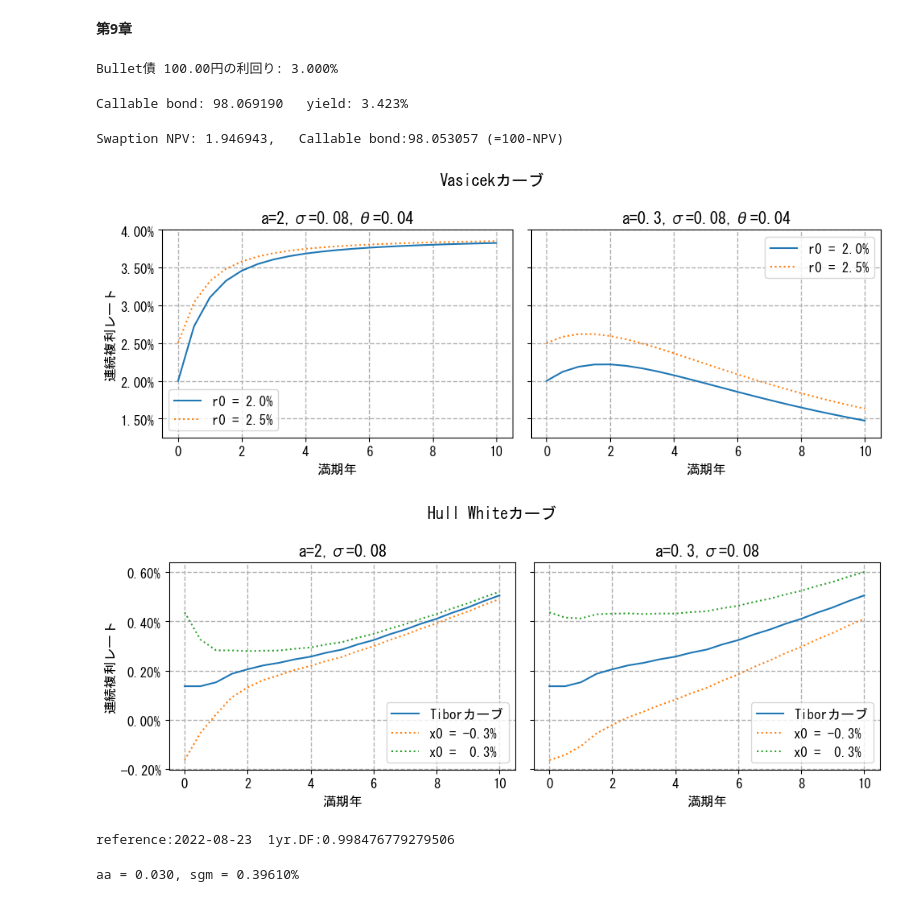
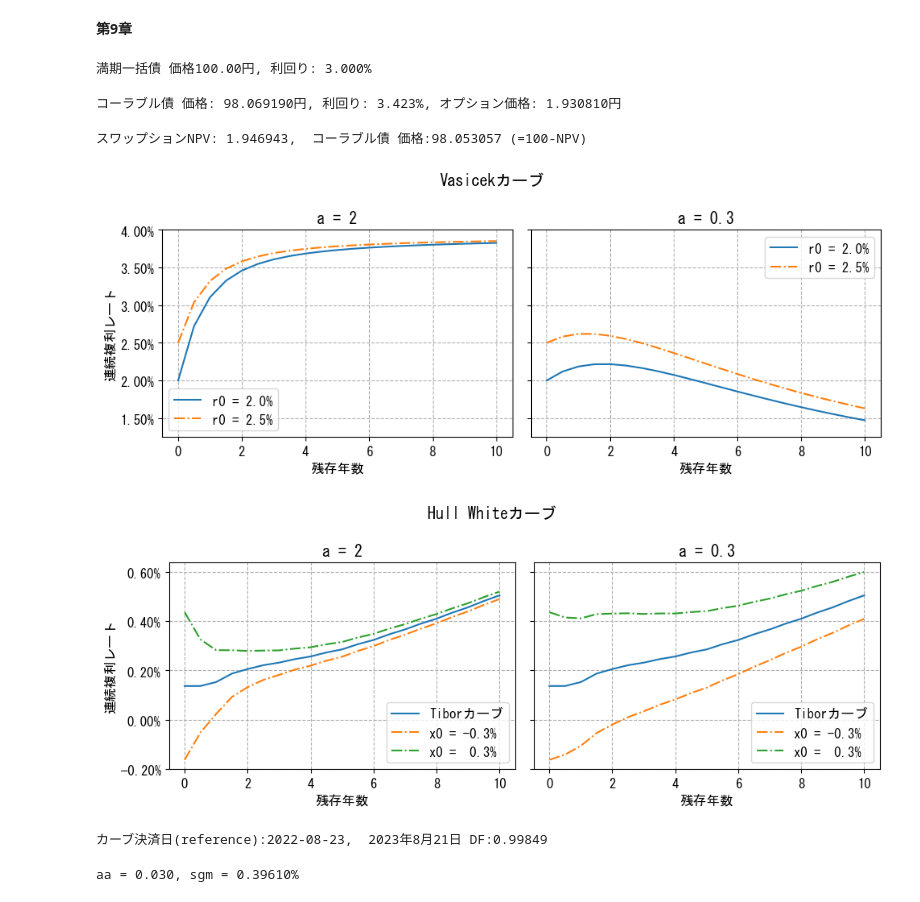
Before and after one commit to retrieveram/Python-Bond-Derivatives, a Jupyter notebook: ch09.ipynb, the cells around one changed output. Cells and saved outputs as stored; diff of their text form; code cells hidden in the pictures.

```diff
--- a/ch09.ipynb
+++ b/ch09.ipynb
@@ -12,96 +12,95 @@ blltOBJ = ql.FixedRateBond(Tp2, parAMT, bondSCD, [cpnRT], dcAAb)
 
 # 価格 >> 利回り計算
 PrToYLD = blltOBJ.bondYield(parPR, dcAAb, cmpdCMP, freqSA)
-print(f'Bullet債 {parPR:.2f}円の利回り: {PrToYLD:.3%}')
+print(f'満期一括債 価格{parPR:.2f}円, 利回り: {PrToYLD:.3%}')
 # %% [output]
-Bullet債 100.00円の利回り: 3.000%
+満期一括債 価格100.00円, 利回り: 3.000%
 # %%
-# 5NC1マルチコール, スワップションパラメータ (NC=1yr/freqSA=2)
+#(A) 5NC1マルチコール, スワップションパラメータ (NC=1yr/freqSA=2)
 NC, spdRT,      payRcv,          aa,  sgm,   nSTEP   =\
 2,   0.0, ql.VanillaSwap.Payer, 0.03, 0.01,   12*5
 
-# フラットカーブ, Hull-Whiteモデル
+#(B) Hull-Whiteモデル
 _,ffCvHDL = mu.ffTSH(tradeDT+Tp2, mktYLD, dcAAb, cmpdCMP, freqSA)
 ffIX      = ql.Libor('ffIX', pD('6M'), Tp2, jpyFX, calWK, dcAAb, ffCvHDL)
 ffIX.addFixing(tradeDT, mktYLD, True)
 hwMDL     = ql.HullWhite(ffCvHDL, aa, sgm)
 
-# コーラブル債(callPrice 100)
+#(C) コーラブル債(callPrice 100)
 callPR    = ql.BondPrice(parPR, ql.BondPrice.Clean)
 callSCD   = ql.CallabilitySchedule()
 for dd in list(bondSCD)[NC:] :
                  callSCD.append(ql.Callability(callPR, ql.Callability.Call, dd))
 callBndOBJ= ql.CallableFixedRateBond(Tp2, parAMT, bondSCD,[cpnRT], dcAAb, unADJ,
                                                           parPR, issDT, callSCD)
-# エンジン設定と評価
+#(D) エンジン設定と評価
 treeBndENG= ql.TreeCallableFixedRateBondEngine(hwMDL, nSTEP)
 callBndOBJ.setPricingEngine(treeBndENG)
 callBndPR = callBndOBJ.cleanPrice()
 PrToYLD   = callBndOBJ.bondYield(callBndPR, dcAAb, cmpdCMP, freqSA)
-print(f'Callable bond: {callBndPR:.6f}  ', f'yield: {PrToYLD:.3%}')
+print(f'コーラブル債 価格: {callBndPR:.6f}円, 利回り: {PrToYLD:.3%}, '
+      f'オプション価格: {100-callBndPR:.6f}円')
 # %% [output]
-Callable bond: 98.069190   yield: 3.423%
+コーラブル債 価格: 98.069190円, 利回り: 3.423%, オプション価格: 1.930810円
 # %%
 # バミューダンスワップション
 swapOBJ   = ql.VanillaSwap(payRcv, parAMT, bondSCD,       cpnRT, dcAAb,
-                                          bondSCD, ffIX, spdRT, dcAAb)
+                                           bondSCD, ffIX, spdRT, dcAAb)
 swptnOBJ  = ql.Swaption(swapOBJ, ql.BermudanExercise(list(bondSCD)[NC:]))
 
 # バミューダン評価
 treeSwpENG= ql.TreeSwaptionEngine(hwMDL, nSTEP)
 swptnOBJ.setPricingEngine(treeSwpENG)
 swptnNPV  = swptnOBJ.NPV()
-print(f'Swaption NPV: {swptnNPV:,.6f},  ',
-      f'Callable bond:{parPR-swptnNPV/parAMT*100:,.6f} (=100-NPV)')
+print(f'スワップションNPV: {swptnNPV:,.6f},  '
+      f'コーラブル債 価格:{parPR-swptnNPV/parAMT*100:,.6f} (=100-NPV)')
 # %% [output]
-Swaption NPV: 1.946943,   Callable bond:98.053057 (=100-NPV)
+スワップションNPV: 1.946943,  コーラブル債 価格:98.053057 (=100-NPV)
 # %%
 from myABBR import * ; plt.rcParams.update({"font.size":12})
 
 # Vasicek B関数 A関数 RR複利関数
-def vB(tt,TT,aa=0.03):
-    return (1-np.exp(-aa*(TT-tt)))/aa
+def vB(tt,TT,aa=0.03): return (1-np.exp(-aa*(TT-tt)))/aa
 
 def vA(tt,TT,aa=0.03, sgm=0.01, tht=0.05):
-    '''sgm:short rate Vol, theta=tht:short rate Limit'''
     aa2 = aa**2 ; sgm2 = sgm**2
     return (sgm2/(2*aa2))*(TT-tt-vB(tt,TT,aa)) \
           - (sgm2*vB(tt,TT,aa)**2)/(4*aa) - tht*(TT-tt-vB(tt,TT,aa))
 
 def vR(tt,TT, tht=0.05, aa=0.03, sgm=0.01, r0=0.05):
     if TT == 0: return r0
     else:       return -(vA(tt,TT,aa,sgm,tht) - r0*vB(tt,TT,aa) )/(TT-tt)
 
 # カーブ計算
 tmGRD     = np.arange(0, 10.5, 0.5)
 # (左側)    theta, aa,  sgm        r0
 paraVSCK  = [0.04, 2.0, 0.08]
 aa2_r02   = [vR(0, xx, *paraVSCK, 0.02   ) for xx in tmGRD]
 aa2_r025  = [vR(0, xx, *paraVSCK, 0.025  ) for xx in tmGRD]
 # (右側)    theta, aa,   sgm
 paraVSCK  = [0.04, 0.3, 0.08]
 aa03_r02  = [vR(0, xx, *paraVSCK, 0.02   ) for xx in tmGRD]
 aa03_r025 = [vR(0, xx, *paraVSCK, 0.025  ) for xx in tmGRD]
 
 # 2つのグラフ描写
 fig, ax = plt.subplots(1,2, figsize=(10,4), sharex=True, sharey=True,
                             tight_layout=True)  ; fig.suptitle('Vasicekカーブ')
 # (左側)
 ax[0].plot(tmGRD, aa2_r02,   label='r0 = 2.0%', linestyle='-')
-ax[0].plot(tmGRD, aa2_r025,  label='r0 = 2.5%', linestyle=':')
+ax[0].plot(tmGRD, aa2_r025,  label='r0 = 2.5%', linestyle='-.')
 # (右側)
 ax[1].plot(tmGRD, aa03_r02,  label='r0 = 2.0%', linestyle='-')
-ax[1].plot(tmGRD, aa03_r025, label='r0 = 2.5%', linestyle=':')
+ax[1].plot(tmGRD, aa03_r025, label='r0 = 2.5%', linestyle='-.')
 # グラフ装飾 (グリッド, タイトル, x軸名)
-ax[0].grid(linestyle='--',linewidth=1) ; ax[1].grid(linestyle='--',linewidth=1)
-ax[0].set_title("a=2,σ=0.08,θ=0.04") ; ax[1].set_title("a=0.3,σ=0.08,θ=0.04")
-ax[0].set_xlabel("満期年")             ; ax[1].set_xlabel("満期年")
-ax[0].legend()                         ; ax[1].legend()
+ax[0].grid(linestyle='--')         ; ax[1].grid(linestyle='--')
+ax[0].set_title("a = 2")           ; ax[1].set_title("a = 0.3")
+ax[0].set_xlabel("残存年数")       ; ax[1].set_xlabel("残存年数")
+ax[0].legend()                     ; ax[1].legend()
 # y軸 (軸名, min/max, %表示)
-ax[0].set_ylabel("連続複利レート")     ; ax[0].set_ylim([0.0125, 0.04])
+ax[0].set_ylabel("連続複利レート") ; ax[0].set_ylim([0.0125, 0.04])
 ax[0].yaxis.set_major_formatter(mtick.PercentFormatter(1,2))  # %表示
 # %% [output]
-[figure, old version]
+[figure, new version]
 # %%
 from myABBR import *; import myUtil as mu; plt.rcParams.update({"font.size":12})
 # Tiborカーブ準備
@@ -113,15 +112,13 @@ crvDATA = [('depo','6m',0.13636), ('swap','1y',0.15249), ('swap','18m',0.18742),
 tbrIX, tbCrvOBJ, tbCrvHDL, tbParRT = mu.makeTiborCurve(crvDATA)
 
 # Hull-White B関数 V関数  A関数 R複利関数の定義
-def BB(tt,TT,aa):
-    return (1-np.exp(-aa*(TT-tt)))/aa
+def BB(tt,TT,aa): return (1-np.exp(-aa*(TT-tt)))/aa
 
 def VV(tt,TT, aa, sgm):
     return (sgm**2/aa**2)*(TT-tt +(2/aa)*np.exp(-aa*(TT-tt))\
         -(1/(2*aa))*np.exp(-2*aa*(TT-tt))-3/(2*aa))
 
 def AA(tt,TT, aa, sgm):
-    '''sgm:short rate Vol'''
     return 0.5*(VV(tt,TT,aa,sgm)-VV(0,TT,aa,sgm)+VV(0,tt,aa,sgm))
 
 def RR(tt,TT, CrvOBJ, aa=0.03, sgm=0.01, x0=0):
@@ -143,25 +140,25 @@ aa3_x2  = [RR(0, xx, *paraHW,  0.003 ) for xx in tmGRD]
 
 # 2つのグラフ描写
 fig, ax = plt.subplots(1,2, figsize=(10,4), sharex=True, sharey=True,
-                            tight_layout=True)  ; fig.suptitle('Hull Whiteカーブ')
+                          tight_layout=True)  ; fig.suptitle('Hull Whiteカーブ')
 # (左側)
 ax[0].plot(tmGRD, aa1_x0,  label='Tiborカーブ', linestyle='-')
-ax[0].plot(tmGRD, aa1_x1,  label='x0 = -0.3%', linestyle=':')
-ax[0].plot(tmGRD, aa1_x2,  label='x0 =  0.3%', linestyle=':')
+ax[0].plot(tmGRD, aa1_x1,  label='x0 = -0.3%',  linestyle='-.')
+ax[0].plot(tmGRD, aa1_x2,  label='x0 =  0.3%',  linestyle='-.')
 # (右側)
 ax[1].plot(tmGRD, aa3_x0,  label='Tiborカーブ', linestyle='-')
-ax[1].plot(tmGRD, aa3_x1,  label='x0 = -0.3%', linestyle=':')
-ax[1].plot(tmGRD, aa3_x2,  label='x0 =  0.3%', linestyle=':')
+ax[1].plot(tmGRD, aa3_x1,  label='x0 = -0.3%',  linestyle='-.')
+ax[1].plot(tmGRD, aa3_x2,  label='x0 =  0.3%',  linestyle='-.')
 # グラフ装飾 (グリッド, タイトル, x軸名)
-ax[0].grid(linestyle='--',linewidth=1) ; ax[1].grid(linestyle='--',linewidth=1)
-ax[0].set_title("a=2,σ=0.08")         ; ax[1].set_title("a=0.3,σ=0.08")
-ax[0].set_xlabel("満期年")             ; ax[1].set_xlabel("満期年")
-ax[0].legend()                         ; ax[1].legend()
+ax[0].grid(linestyle='--')       ; ax[1].grid(linestyle='--')
+ax[0].set_title("a = 2")         ; ax[1].set_title("a = 0.3")
+ax[0].set_xlabel("残存年数")     ; ax[1].set_xlabel("残存年数")
+ax[0].legend()                   ; ax[1].legend()
 # y軸 (軸名, %表示)
 ax[0].set_ylabel("連続複利レート")
 ax[0].yaxis.set_major_formatter(mtick.PercentFormatter(1,2))  # %表示
 # %% [output]
-[figure, old version]
+[figure, new version]
 # %%
 plt.rcParams.update({"font.size":9})   #<< matplotlibのﾌｫﾝﾄはﾘｾｯﾄ出来ない
 #リセット force
@@ -176,10 +173,10 @@ crvDATA = [('depo','6m',0.13636), ('swap','1y',0.15249), ('swap','18m',0.18742),
            ('swap','8y',0.40906), ('swap','9y',0.45471), ('swap','10y',0.50224)]
 tbrIX, tbCrvOBJ, tbCrvHDL, tbParRT = mu.makeTiborCurve(crvDATA)
 # check
-print( f'reference:{tbCrvOBJ.referenceDate().ISO()}', end='  ')
-print( f'1yr.DF:{tbCrvOBJ.discount(tbCrvOBJ.referenceDate()+pD(1,YY))}' )
+print( f'カーブ決済日(reference):{tbCrvOBJ.referenceDate().ISO()},  '
+       f'2023年8月21日 DF:{tbCrvOBJ.discount(jDT(2023,8,21)):.5f}')
 # %% [output]
-reference:2022-08-23  1yr.DF:0.998476779279506
+カーブ決済日(reference):2022-08-23,  2023年8月21日 DF:0.99849
 # %%
 # 1.モデル初期設定
 aa,sgm = 0.03, 1/10000
```
Also changed, not shown: parts of 14 cells of this notebook, 3 other files.
